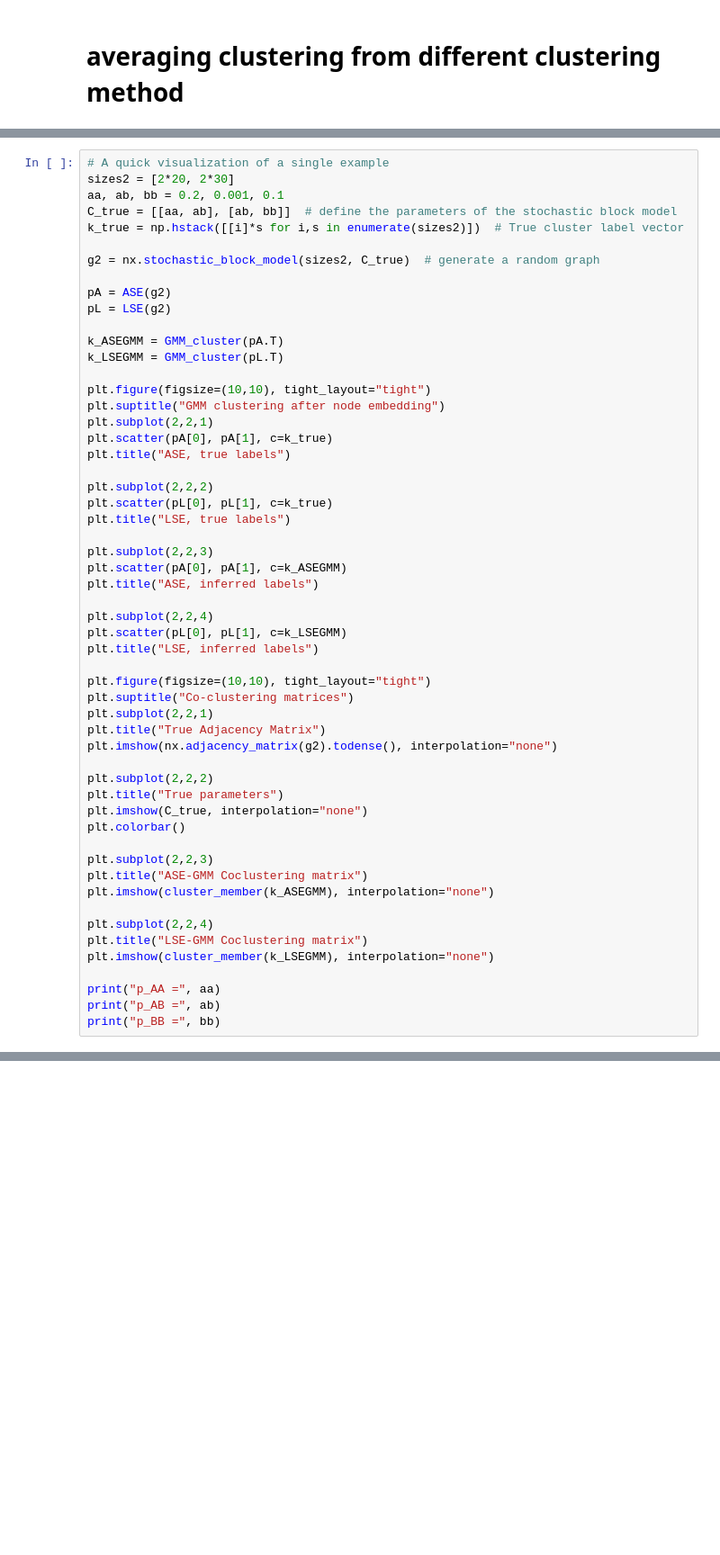
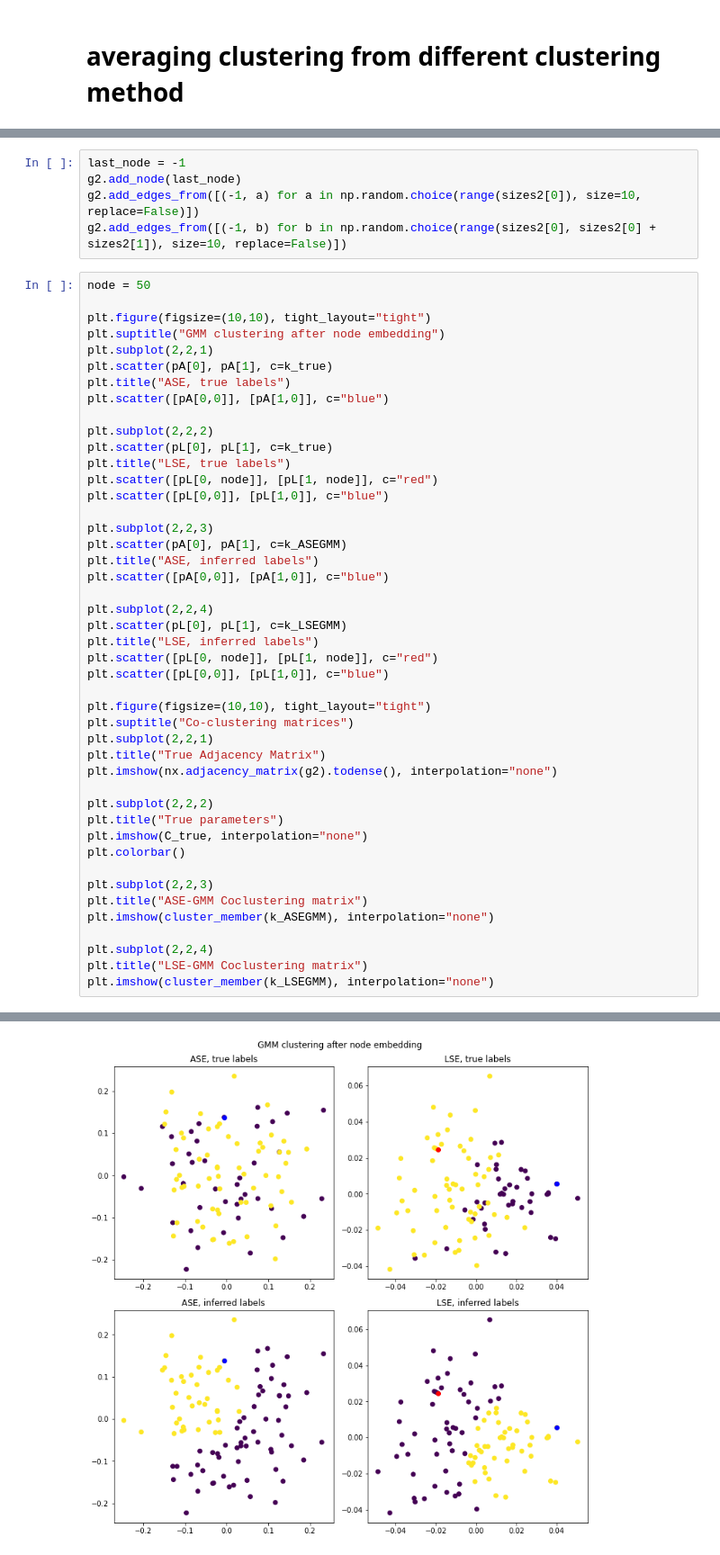
Before and after one commit to sekunder/clustering, a Jupyter notebook: most recent progress on stochastic block model.ipynb, the cells around one changed output, grey strips where cells are left out. Shown at 90% size. Saved outputs shown, nothing was run; the diff lists cells and outputs as text; blank space fills up the shorter version.

```diff
--- a/most recent progress on stochastic block model.ipynb
+++ b/most recent progress on stochastic block model.ipynb
@@ -344,35 +324,34 @@ thread.start()
+# %%
+last_node = -1
+g2.add_node(last_node)
+g2.add_edges_from([(-1, a) for a in np.random.choice(range(sizes2[0]), size=10, replace=False)])
+g2.add_edges_from([(-1, b) for b in np.random.choice(range(sizes2[0], sizes2[0] + sizes2[1]), size=10, replace=False)])
 # %%
-# A quick visualization of a single example
-sizes2 = [2*20, 2*30]
-aa, ab, bb = 0.2, 0.001, 0.1
-C_true = [[aa, ab], [ab, bb]]  # define the parameters of the stochastic block model
-k_true = np.hstack([[i]*s for i,s in enumerate(sizes2)])  # True cluster label vector
-
-g2 = nx.stochastic_block_model(sizes2, C_true)  # generate a random graph
-
-pA = ASE(g2)
-pL = LSE(g2)
-
-k_ASEGMM = GMM_cluster(pA.T)
-k_LSEGMM = GMM_cluster(pL.T)
+node = 50
 
 plt.figure(figsize=(10,10), tight_layout="tight")
 plt.suptitle("GMM clustering after node embedding")
 plt.subplot(2,2,1)
 plt.scatter(pA[0], pA[1], c=k_true)
 plt.title("ASE, true labels")
+plt.scatter([pA[0,0]], [pA[1,0]], c="blue")
 
 plt.subplot(2,2,2)
 plt.scatter(pL[0], pL[1], c=k_true)
 plt.title("LSE, true labels")
+plt.scatter([pL[0, node]], [pL[1, node]], c="red")
+plt.scatter([pL[0,0]], [pL[1,0]], c="blue")
 
 plt.subplot(2,2,3)
 plt.scatter(pA[0], pA[1], c=k_ASEGMM)
 plt.title("ASE, inferred labels")
+plt.scatter([pA[0,0]], [pA[1,0]], c="blue")
 
 plt.subplot(2,2,4)
 plt.scatter(pL[0], pL[1], c=k_LSEGMM)
 plt.title("LSE, inferred labels")
+plt.scatter([pL[0, node]], [pL[1, node]], c="red")
+plt.scatter([pL[0,0]], [pL[1,0]], c="blue")
 
 plt.figure(figsize=(10,10), tight_layout="tight")
 plt.suptitle("Co-clustering matrices")
@@ -392,7 +371,4 @@ plt.imshow(cluster_member(k_ASEGMM), interpolation="none")
 plt.subplot(2,2,4)
 plt.title("LSE-GMM Coclustering matrix")
 plt.imshow(cluster_member(k_LSEGMM), interpolation="none")
-
-print("p_AA =", aa)
-print("p_AB =", ab)
-print("p_BB =", bb)
+# %% [output]
@@ -398,0 +376 @@ print("p_BB =", bb)
+[figure, added]
```
Also changed, not shown: parts of 10 cells of this notebook.
